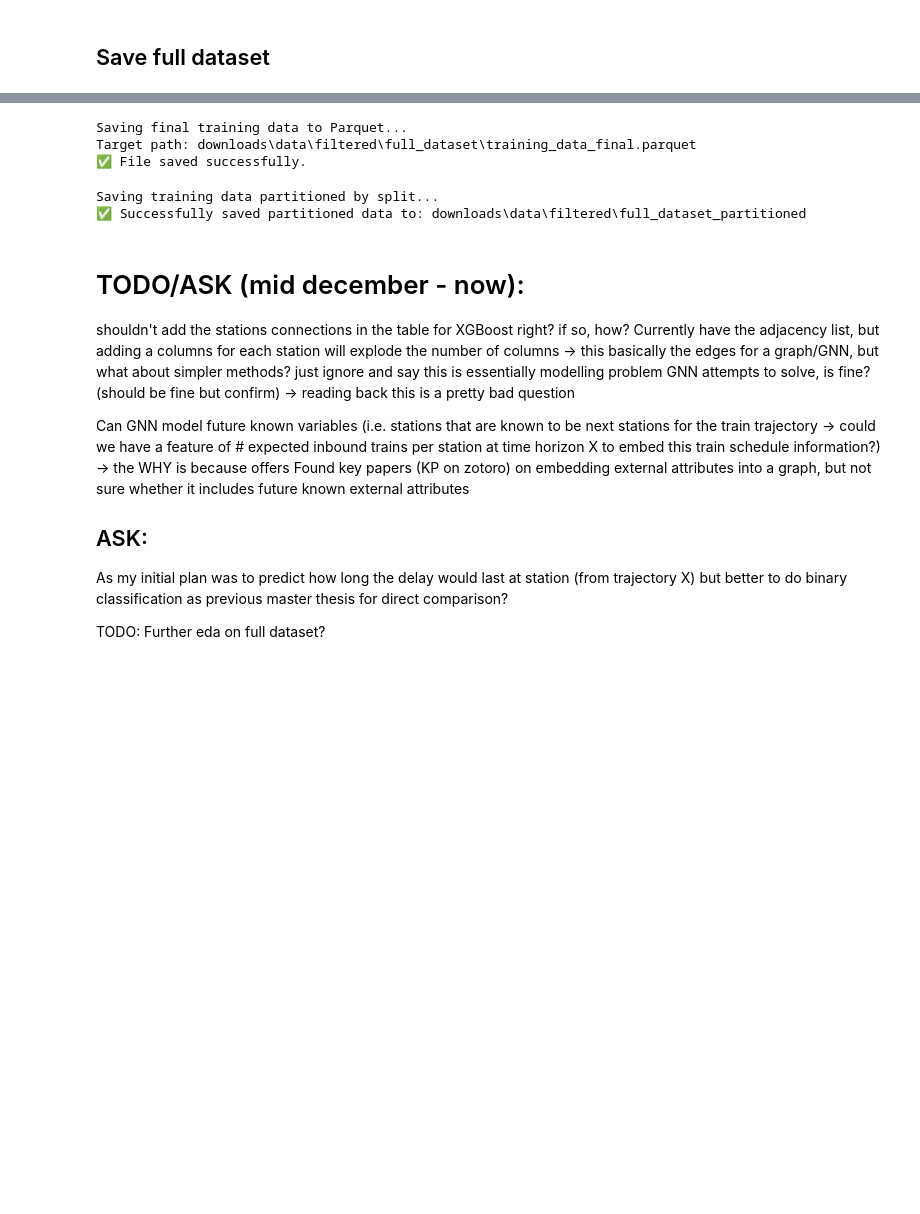
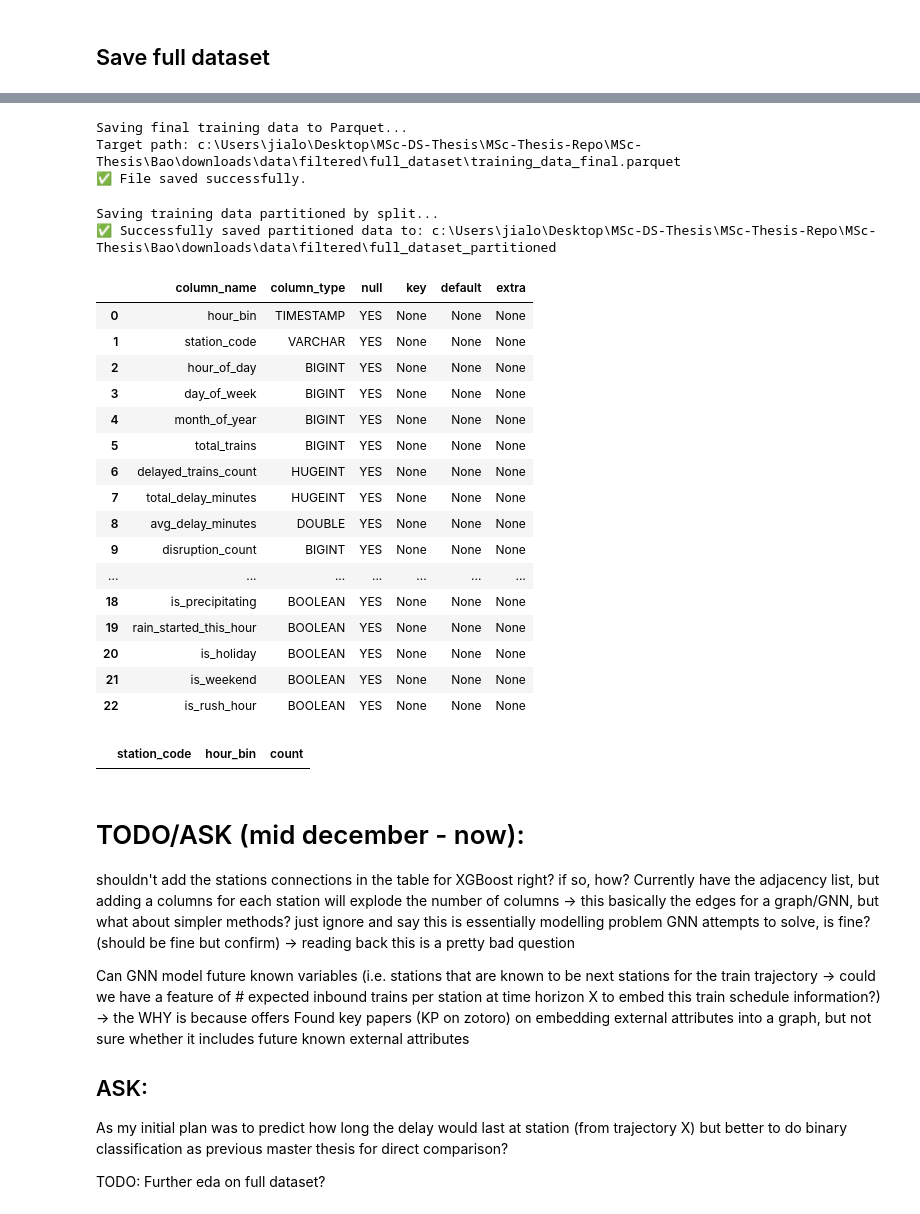
Before and after one commit to jbaonl/MSc-Thesis, a Jupyter notebook: MSc-Thesis/Bao/all_code/2_eda_and_time_series_data_creation/21_EDA.ipynb, the cells around one changed output, grey strips where cells are left out. Drawn from its saved outputs; the diff is of its cells as text; code cells hidden in the pictures; blank space fills up the shorter version.

```diff
--- a/MSc-Thesis/Bao/all_code/2_eda_and_time_series_data_creation/EDA.ipynb
+++ b/MSc-Thesis/Bao/all_code/2_eda_and_time_series_data_creation/21_EDA.ipynb
@@ -2850,14 +3203,14 @@ print(f"Target path: {target_file}")
 save_query = f"""
     COPY training_data_complete
     TO '{target_file}'
-    (FORMAT PARQUET, COMPRESSION SNAPPY)
+    (FORMAT PARQUET, COMPRESSION SNAPPY, OVERWRITE_OR_IGNORE true)
 """
 
 con.execute(save_query)
 print("✅ File saved successfully.")
 # %% [output]
 Saving final training data to Parquet...
-Target path: downloads\data\filtered\full_dataset\training_data_final.parquet
+Target path: c:\Users\jialo\Desktop\MSc-DS-Thesis\MSc-Thesis-Repo\MSc-Thesis\Bao\downloads\data\filtered\full_dataset\training_data_final.parquet
 ✅ File saved successfully.
 # %%
 import os
@@ -2871,13 +3224,48 @@ os.makedirs(full_dataset_dir, exist_ok=True)
 con.execute(f"""
     COPY training_data_complete
     TO '{full_dataset_dir}'
-    (FORMAT PARQUET, COMPRESSION SNAPPY, PARTITION_BY dataset_group)
+    (FORMAT PARQUET, COMPRESSION SNAPPY, PARTITION_BY dataset_group, OVERWRITE_OR_IGNORE true)
 """)
 
 print(f"✅ Successfully saved partitioned data to: {full_dataset_dir}")
 # %% [output]
 Saving training data partitioned by split...
-✅ Successfully saved partitioned data to: downloads\data\filtered\full_dataset_partitioned
+✅ Successfully saved partitioned data to: c:\Users\jialo\Desktop\MSc-DS-Thesis\MSc-Thesis-Repo\MSc-Thesis\Bao\downloads\data\filtered\full_dataset_partitioned
+# %%
+# This returns a DataFrame with column_name, column_type, null, key, default, and extra
+con.execute("DESCRIBE training_data_complete").df()
+# %% [output]
+|  | column_name | column_type | null | key | default | extra |
+| 0 | hour_bin | TIMESTAMP | YES | None | None | None |
+| 1 | station_code | VARCHAR | YES | None | None | None |
+| 2 | hour_of_day | BIGINT | YES | None | None | None |
+| 3 | day_of_week | BIGINT | YES | None | None | None |
+| 4 | month_of_year | BIGINT | YES | None | None | None |
+| 5 | total_trains | BIGINT | YES | None | None | None |
+| 6 | delayed_trains_count | HUGEINT | YES | None | None | None |
+| 7 | total_delay_minutes | HUGEINT | YES | None | None | None |
+| 8 | avg_delay_minutes | DOUBLE | YES | None | None | None |
+| 9 | disruption_count | BIGINT | YES | None | None | None |
+| ... | ... | ... | ... | ... | ... | ... |
+| 18 | is_precipitating | BOOLEAN | YES | None | None | None |
+| 19 | rain_started_this_hour | BOOLEAN | YES | None | None | None |
+| 20 | is_holiday | BOOLEAN | YES | None | None | None |
+| 21 | is_weekend | BOOLEAN | YES | None | None | None |
+| 22 | is_rush_hour | BOOLEAN | YES | None | None | None |
+# %%
+con.execute("""
+    SELECT
+        station_code,
+        hour_bin,
+        COUNT(*) as count
+    FROM training_data_complete
+    GROUP BY station_code, hour_bin
+    HAVING COUNT(*) > 1
+    ORDER BY count DESC
+    LIMIT 20
+""").df()
+# %% [output]
+|  | station_code | hour_bin | count |
 # %% [markdown]
 # TODO/ASK (mid december - now):
 shouldn't add the stations connections in the table for XGBoost right? if so, how? Currently have the adjacency list, but adding a columns for each station will explode the number of columns -> this basically the edges for a graph/GNN, but what about simpler methods? just ignore and say this is essentially modelling problem GNN attempts to solve, is fine? (should be fine but confirm) -> reading back this is a pretty bad question
```
Also changed, not shown: parts of 60 cells of this notebook, 40 other files.
